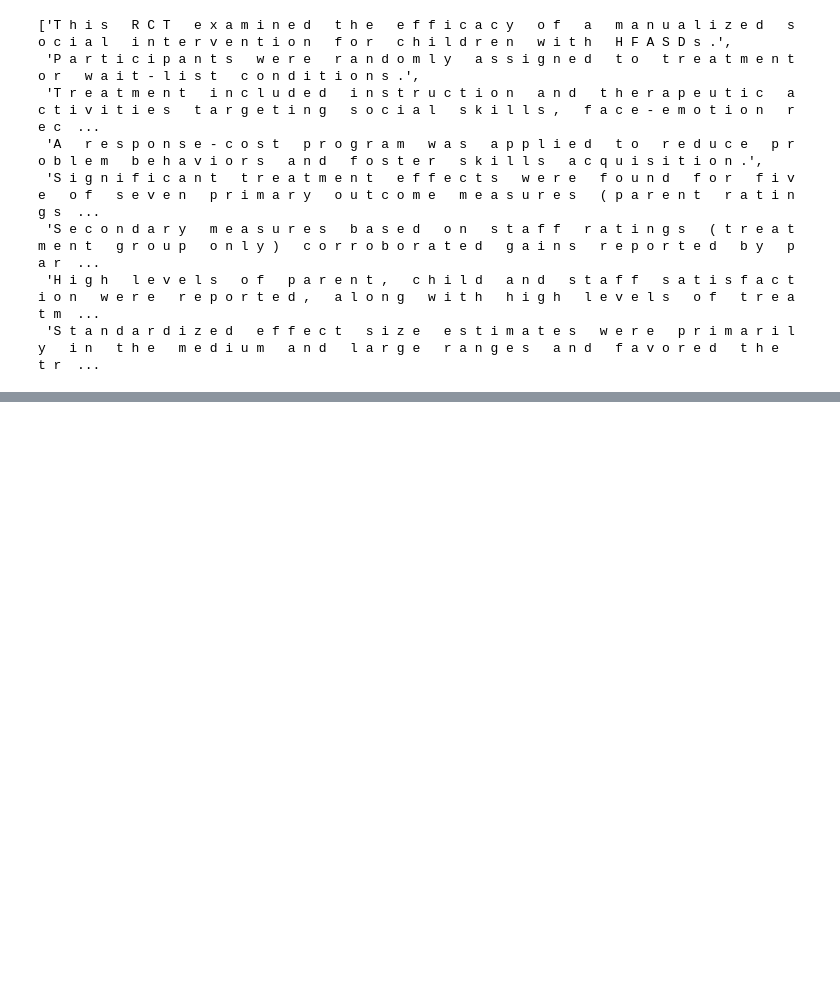
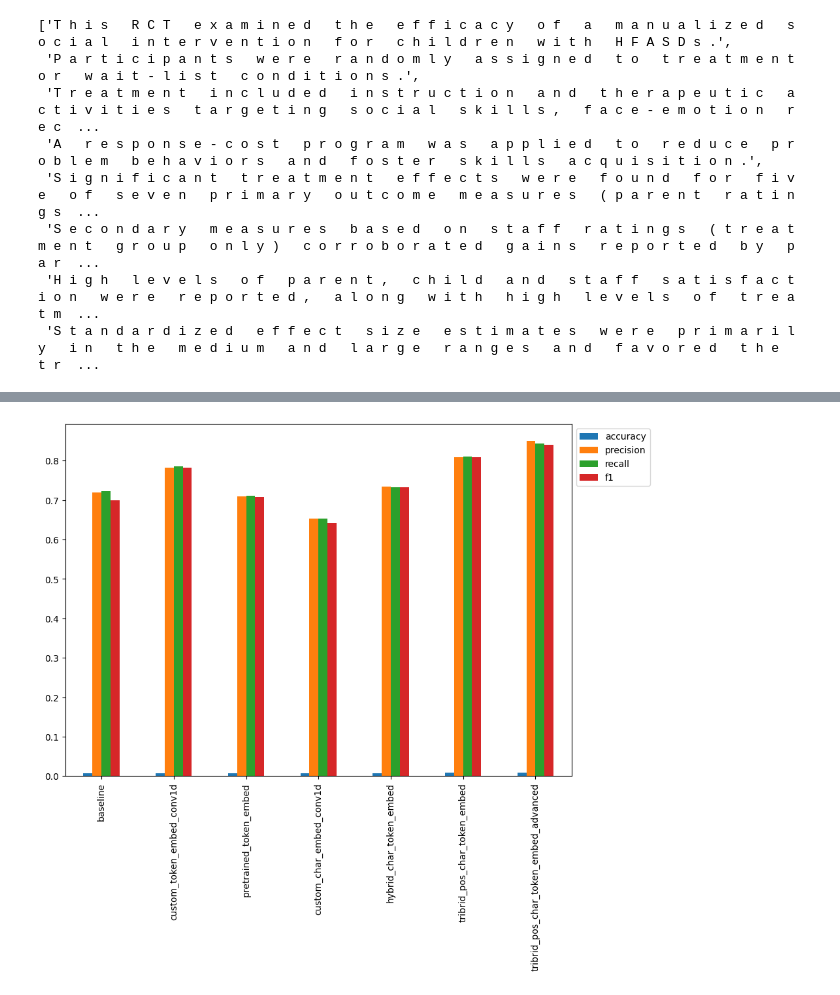
Before and after one commit to khangbkk23/MileStoneProject_SkimLit, a Jupyter notebook: pipeline.ipynb, the cells around one changed output, grey strips where cells are left out. Cells and saved outputs as stored; diff of their text form; code cells hidden in the pictures; blank space fills up the shorter version.

Commit message:
Update best model and then run in with dataset

```diff
--- a/pipeline.ipynb
+++ b/pipeline.ipynb
@@ -1831,0 +1925,5 @@ METHODS: Standardized effect size estimates were primarily in the medium and lar
+# %%
+# load the best weights (from ModelCheckpoint)
+load_model = model_6.load_weights("best_model_6.weights.h5")
+
+model_6.evaluate(val_pos_char_token_dataset)
@@ -1831,0 +1933,18 @@ METHODS: Standardized effect size estimates were primarily in the medium and lar
+# %%
+# Calculate pred_probs
+model_6_pred_probs = model_6.predict(val_pos_char_token_dataset, verbose=1)
+# Turn prediction probabilities into prediction classes
+model_6_preds = tf.argmax(model_6_pred_probs, axis=1)
+# Calculate results of token-char-positional hybrid model
+model_6_results = calculate_results(y_true=val_labels_encoded,
+                                    y_pred=model_6_preds)
+# Combine model results into a DataFrame
+all_model_results = pd.DataFrame({"baseline": baseline_results,
+                                  "custom_token_embed_conv1d": model_1_results,
+                                  "pretrained_token_embed": model_2_results,
+                                  "custom_char_embed_conv1d": model_3_results,
+                                  "hybrid_char_token_embed": model_4_results,
+                                  "tribrid_pos_char_token_embed": model_5_results,
+                                  "tribrid_pos_char_token_embed_advanced": model_6_results})
+all_model_results = all_model_results.transpose()
+all_model_results
@@ -1831,0 +1961,9 @@ METHODS: Standardized effect size estimates were primarily in the medium and lar
+# %%
+# Visualize all model results
+
+# Reduce the accuracy to same scale as other metrics
+all_model_results["accuracy"] = all_model_results["accuracy"]/100
+# Plot and compare all of the model results
+all_model_results.plot(kind="bar", figsize=(10, 7)).legend(bbox_to_anchor=(1.0, 1.0));
+# %% [output]
+[figure, added]
```
Also changed, not shown: parts of 58 cells of this notebook, 1 other file.
